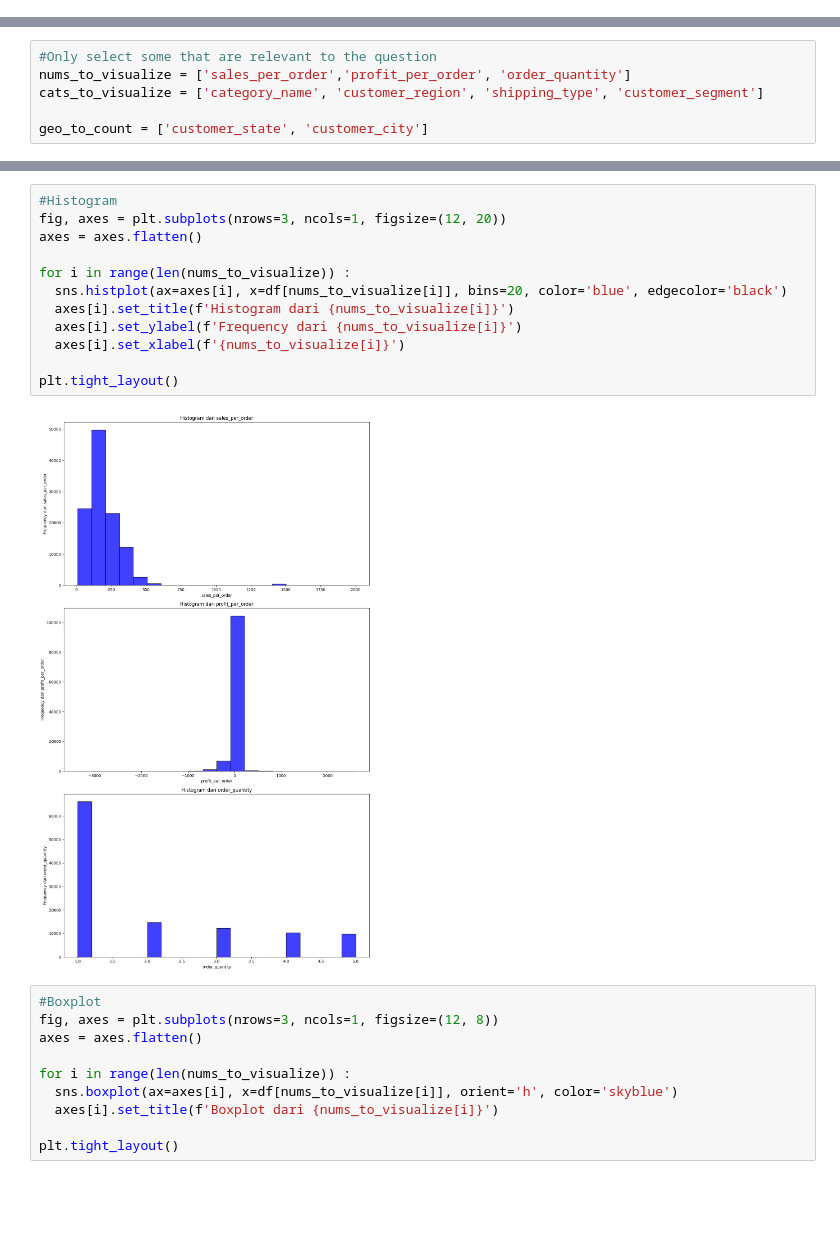
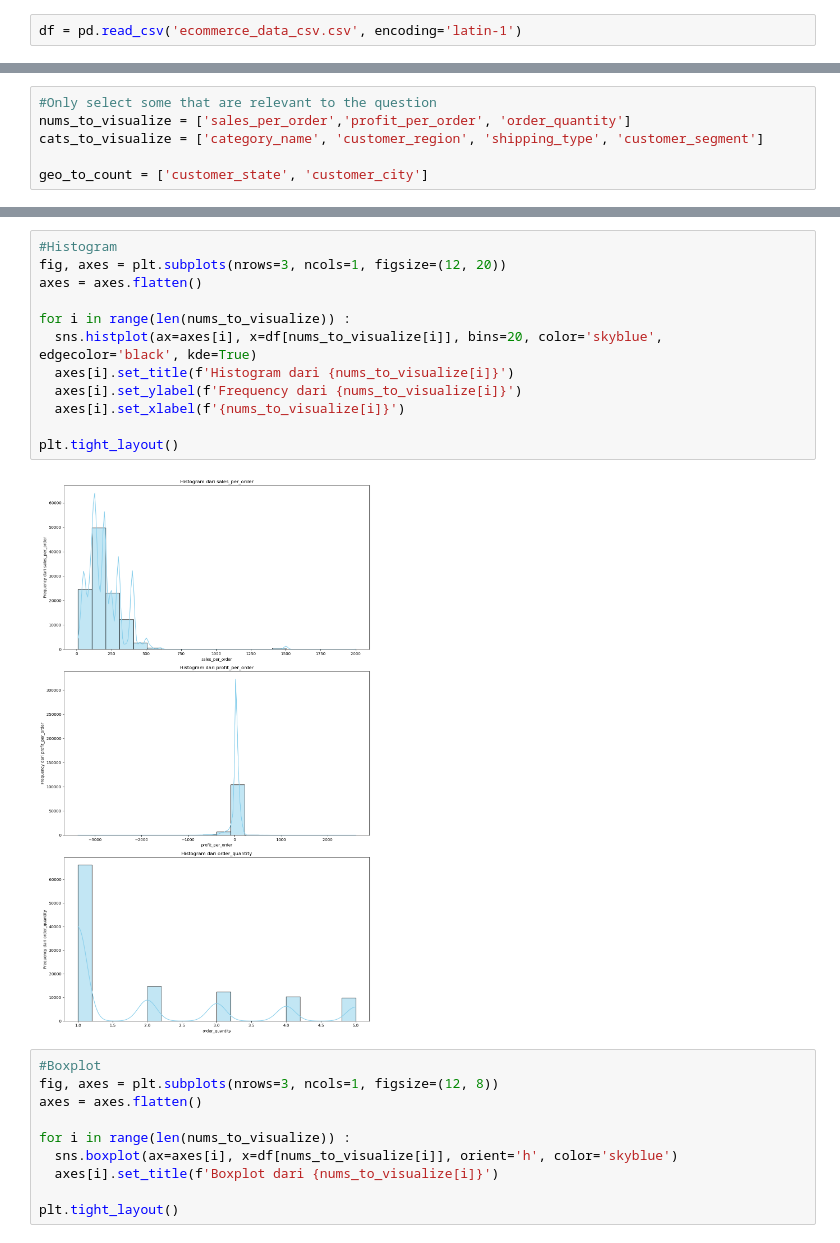
Before and after one commit to mcikalmerdeka/US-Based-Ecommerce-Company-Sales-Performance, a Jupyter notebook: Python/US_Based_Ecommerce_Company_Sales_Performance.ipynb, the cells around one changed output, grey strips where cells are left out. Cells and saved outputs as stored; diff of their text form; blank space fills up the shorter version.

```diff
--- a/Python/US_Based_Ecommerce_Company_Sales_Performance.ipynb
+++ b/Python/US_Based_Ecommerce_Company_Sales_Performance.ipynb
@@ -50,3 +58,5 @@ df = pd.read_csv('/content/drive/MyDrive/Latihan Sendiri (Projects)/US Based Eco
+# %%
+df = pd.read_csv('ecommerce_data_csv.csv', encoding='latin-1')
 # %% [markdown]
 There are some problem in reading the csv file. I can't seem to open it normally since it will display this error :
 
@@ -260,17 +279,17 @@ Name: product_name, Length: 1849, dtype: int64
 # %%
 #Histogram
 fig, axes = plt.subplots(nrows=3, ncols=1, figsize=(12, 20))
 axes = axes.flatten()
 
 for i in range(len(nums_to_visualize)) :
-  sns.histplot(ax=axes[i], x=df[nums_to_visualize[i]], bins=20, color='blue', edgecolor='black')
+  sns.histplot(ax=axes[i], x=df[nums_to_visualize[i]], bins=20, color='skyblue', edgecolor='black', kde=True)
   axes[i].set_title(f'Histogram dari {nums_to_visualize[i]}')
   axes[i].set_ylabel(f'Frequency dari {nums_to_visualize[i]}')
   axes[i].set_xlabel(f'{nums_to_visualize[i]}')
 
 plt.tight_layout()
 # %% [output]
-[figure, old version]
+[figure, new version]
 # %%
 #Boxplot
 fig, axes = plt.subplots(nrows=3, ncols=1, figsize=(12, 8))
```
Also changed, not shown: parts of 17 cells of this notebook, 1 other file.
